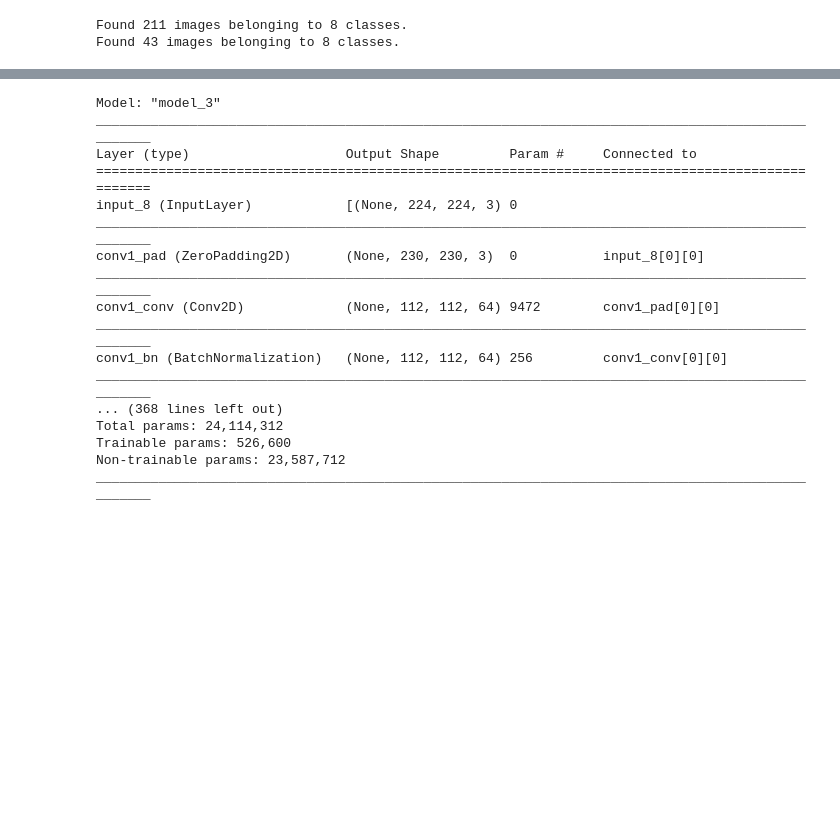
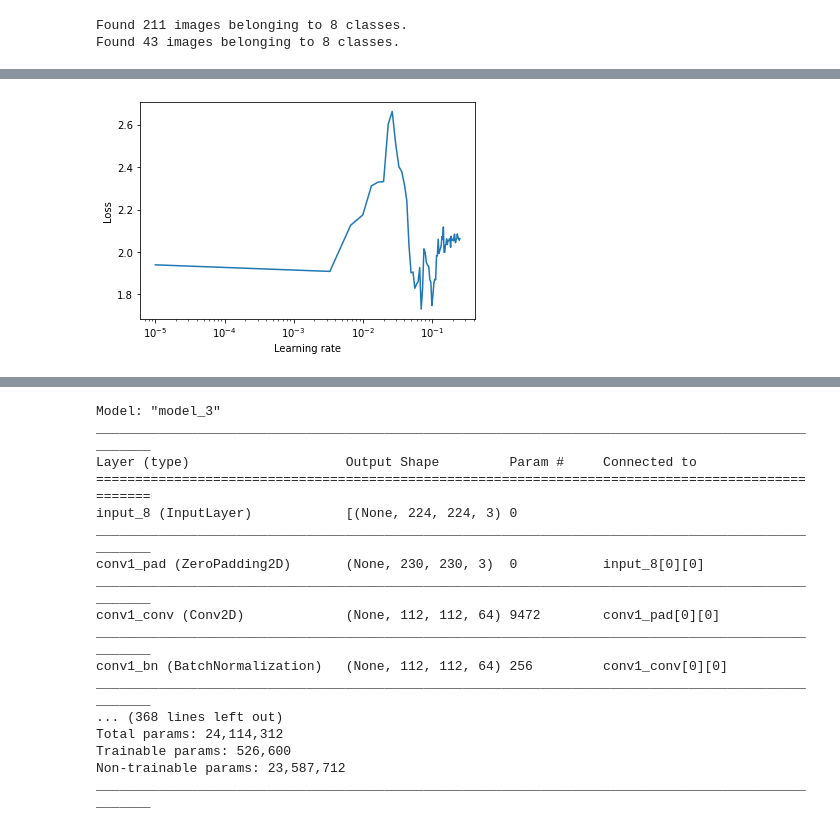
Before and after one commit to MaheshaMuthumala/plant-species-recognition, a Jupyter notebook: research.ipynb, the cells around one changed output, grey strips where cells are left out. Drawn from its saved outputs; the diff is of its cells as text; code cells hidden in the pictures; blank space fills up the shorter version.

```diff
--- a/research.ipynb
+++ b/research.ipynb
@@ -128,0 +188,5 @@ model.compile(optimizer = tf.keras.optimizers.SGD(lr=0.0001), loss = 'binary_cro
+# %%
+epoch_size = 25
+batch_size = 32
+# %%
+lr_finder = LRFinder(min_lr=1e-5, max_lr=1e-2, steps_per_epoch=np.ceil(epoch_size/batch_size), epochs=3)
@@ -155,3 +237,7 @@ model.evaluate_generator(test_generator)
+# %%
+lr_finder.plot_loss()
+# %% [output]
+[figure, added]
 # %%
 predictions = model.predict_generator(test_generator, steps=test_steps_per_epoch)
 # Get most likely class
```
Also changed, not shown: parts of 20 cells of this notebook.
